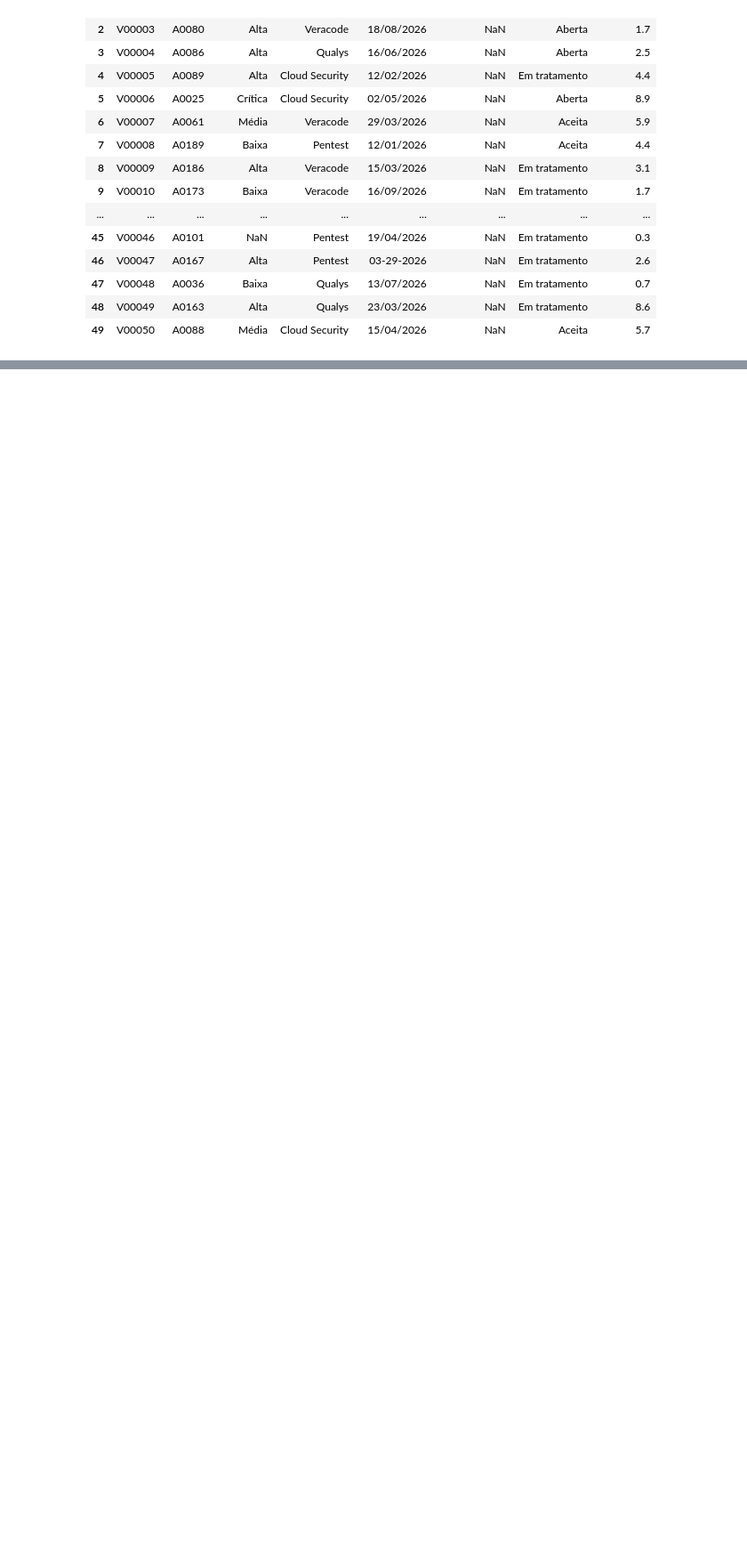
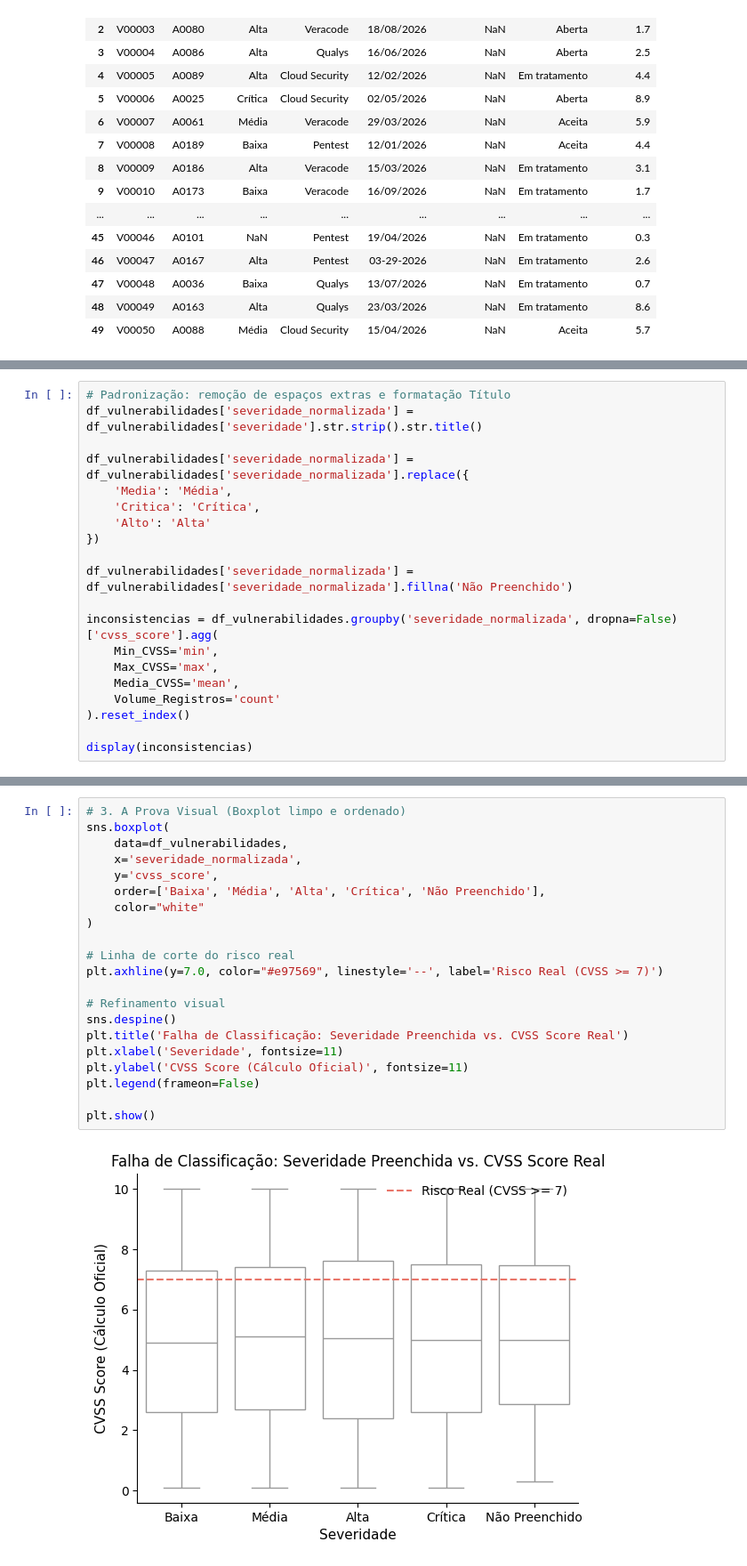
Before and after one commit to Moutt/CyberSecurity-Analytics, a Jupyter notebook: notebooks/exploracao_para_limpeza.ipynb, the cells around one changed output, grey strips where cells are left out. Shown at 89% size. Cells and saved outputs as stored; diff of their text form; blank space fills up the shorter version.

```diff
--- a/notebooks/exploracao_para_limpeza.ipynb
+++ b/notebooks/exploracao_para_limpeza.ipynb
@@ -121,0 +203,20 @@ None
+# %%
+# Padronização: remoção de espaços extras e formatação Título
+df_vulnerabilidades['severidade_normalizada'] = df_vulnerabilidades['severidade'].str.strip().str.title()
+
+df_vulnerabilidades['severidade_normalizada'] = df_vulnerabilidades['severidade_normalizada'].replace({
+    'Media': 'Média',
+    'Critica': 'Crítica',
+    'Alto': 'Alta'
+})
+
+df_vulnerabilidades['severidade_normalizada'] = df_vulnerabilidades['severidade_normalizada'].fillna('Não Preenchido')
+
+inconsistencias = df_vulnerabilidades.groupby('severidade_normalizada', dropna=False)['cvss_score'].agg(
+    Min_CVSS='min',
+    Max_CVSS='max',
+    Media_CVSS='mean',
+    Volume_Registros='count'
+).reset_index()
+
+display(inconsistencias)
@@ -121,0 +233,23 @@ None
+# %%
+# 3. A Prova Visual (Boxplot limpo e ordenado)
+sns.boxplot(
+    data=df_vulnerabilidades,
+    x='severidade_normalizada',
+    y='cvss_score',
+    order=['Baixa', 'Média', 'Alta', 'Crítica', 'Não Preenchido'],
+    color="white"
+)
+
+# Linha de corte do risco real
+plt.axhline(y=7.0, color="#e97569", linestyle='--', label='Risco Real (CVSS >= 7)')
+
+# Refinamento visual
+sns.despine()
+plt.title('Falha de Classificação: Severidade Preenchida vs. CVSS Score Real')
+plt.xlabel('Severidade', fontsize=11)
+plt.ylabel('CVSS Score (Cálculo Oficial)', fontsize=11)
+plt.legend(frameon=False)
+
+plt.show()
+# %% [output]
+[figure, added]
```
Also changed, not shown: parts of 28 cells of this notebook, 2 other files.
